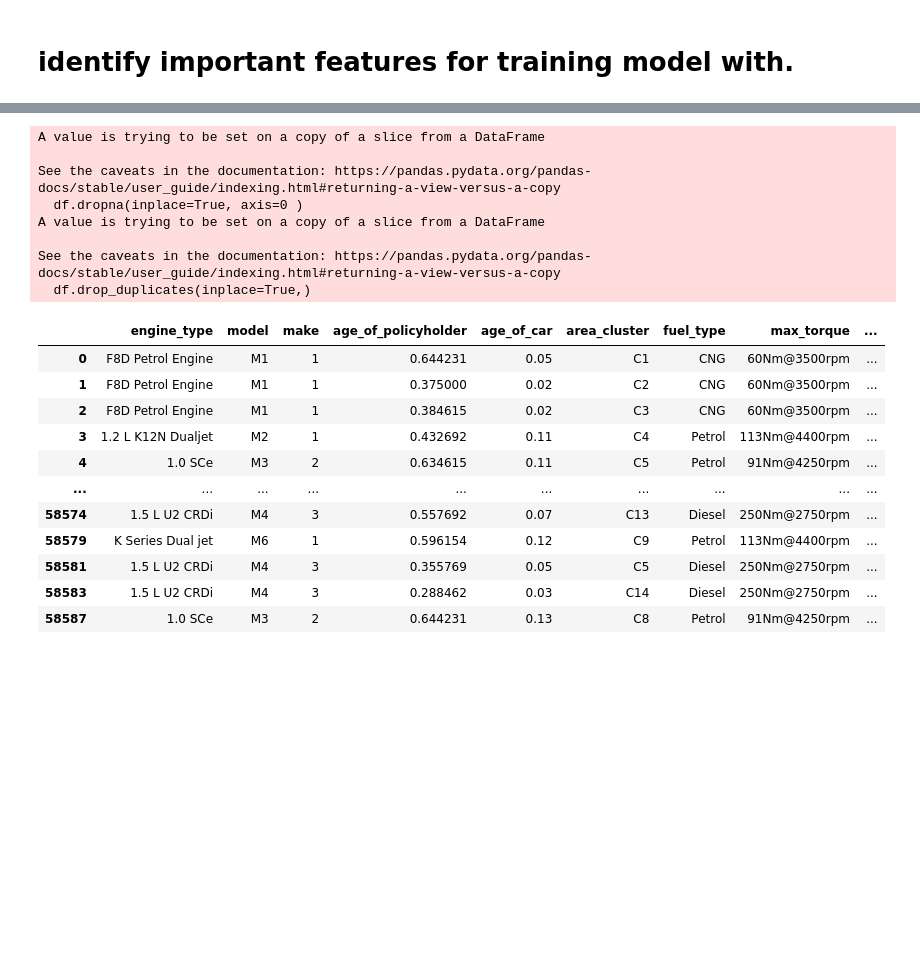
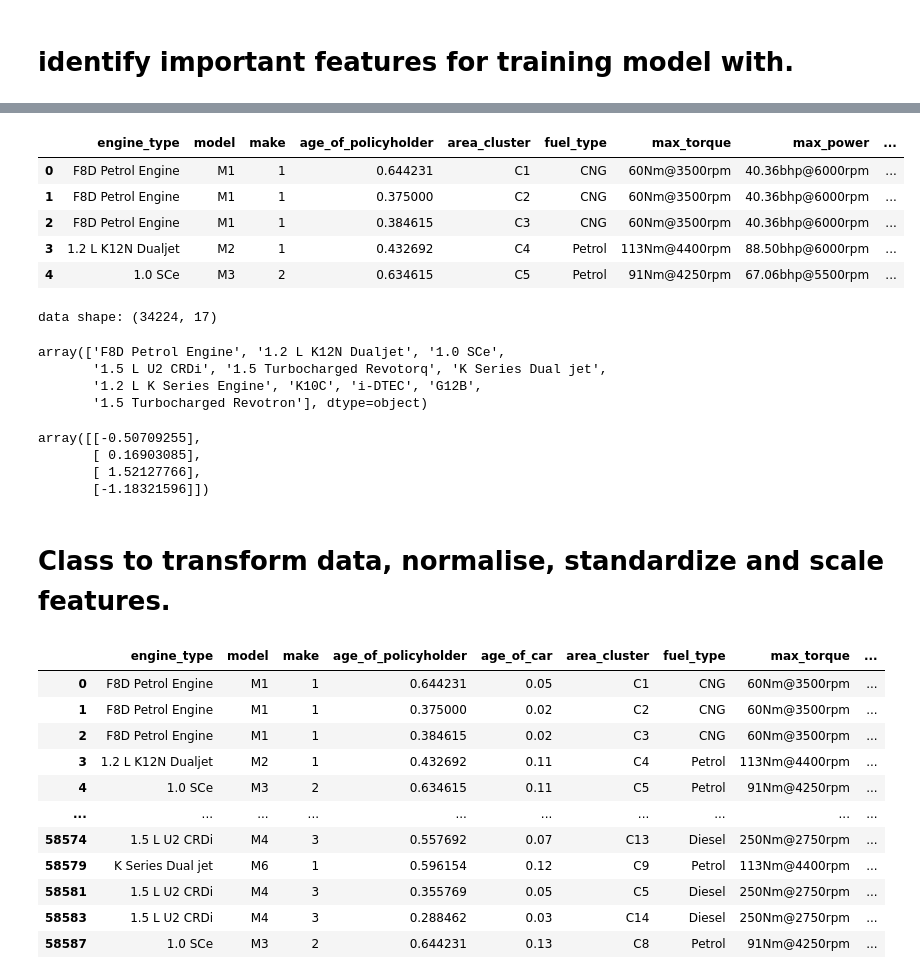
Before and after one commit to kibambe-0167/claim-car, a Jupyter notebook: preprocess.ipynb, the cells around one changed output, grey strips where cells are left out. Saved outputs shown, nothing was run; the diff lists cells and outputs as text; code cells hidden in the pictures; blank space fills up the shorter version.

```diff
--- a/preprocess.ipynb
+++ b/preprocess.ipynb
@@ -59,6 +41,6 @@ memory usage: 19.7+ MB
 
 
 # features = [ 'engine_type', 'model', 'make', 'population_density', 'age_of_policyholder', 'age_of_car', 'area_cluster', 'fuel_type', 'max_torque', 'max_power', 'airbags', 'is_parking_sensors', 'is_parking_camera', 'cylinder', 'transmission_type', 'gear_box', 'length', 'width', 'height', 'gross_weight', 'is_speed_alert', "is_claim" ]
-features = [ 'engine_type', 'model', 'make', 'age_of_policyholder', 'age_of_car', 'area_cluster', 'fuel_type', 'max_torque', 'max_power', 'cylinder', 'transmission_type', 'gear_box', 'length', 'width', 'height', 'gross_weight', 'is_speed_alert', "is_claim" ]
+features = [ 'engine_type', 'model', 'make', 'age_of_policyholder', 'area_cluster', 'fuel_type', 'max_torque', 'max_power', 'cylinder', 'transmission_type', 'gear_box', 'length', 'width', 'height', 'gross_weight', 'is_speed_alert', "is_claim" ]
 df.columns
 # %% [output]
@@ -77,14 +51,40 @@ Index(['policy_id', 'policy_tenure', 'age_of_car', 'age_of_policyholder',
       dtype='object')
 # %%
 df = df[features]
-df.dropna(inplace=True, axis=0 )
-df.drop_duplicates(inplace=True,)
+# assume there is no duplicates or NA values or rows.
+# df.dropna(inplace=True, axis=0 )
+# df.drop_duplicates(inplace=True,)
+df.head()
 # %% [output]
-A value is trying to be set on a copy of a slice from a DataFrame
-
-See the caveats in the documentation: https://pandas.pydata.org/pandas-docs/stable/user_guide/indexing.html#returning-a-view-versus-a-copy
-  df.dropna(inplace=True, axis=0 )
-A value is trying to be set on a copy of a slice from a DataFrame
-
-See the caveats in the documentation: https://pandas.pydata.org/pandas-docs/stable/user_guide/indexing.html#returning-a-view-versus-a-copy
-  df.drop_duplicates(inplace=True,)
+|  | engine_type | model | make | age_of_policyholder | area_cluster | fuel_type | max_torque | max_power | ... |
+| 0 | F8D Petrol Engine | M1 | 1 | 0.644231 | C1 | CNG | 60Nm@3500rpm | 40.36bhp@6000rpm | ... |
+| 1 | F8D Petrol Engine | M1 | 1 | 0.375000 | C2 | CNG | 60Nm@3500rpm | 40.36bhp@6000rpm | ... |
+| 2 | F8D Petrol Engine | M1 | 1 | 0.384615 | C3 | CNG | 60Nm@3500rpm | 40.36bhp@6000rpm | ... |
+| 3 | 1.2 L K12N Dualjet | M2 | 1 | 0.432692 | C4 | Petrol | 113Nm@4400rpm | 88.50bhp@6000rpm | ... |
+| 4 | 1.0 SCe | M3 | 2 | 0.634615 | C5 | Petrol | 91Nm@4250rpm | 67.06bhp@5500rpm | ... |
+# %%
+print( "data shape:", df.shape )
+df['engine_type'].unique()
+# %% [output]
+data shape: (34224, 17)
+array(['F8D Petrol Engine', '1.2 L K12N Dualjet', '1.0 SCe',
+       '1.5 L U2 CRDi', '1.5 Turbocharged Revotorq', 'K Series Dual jet',
+       '1.2 L K Series Engine', 'K10C', 'i-DTEC', 'G12B',
+       '1.5 Turbocharged Revotron'], dtype=object)
+# %%
+from sklearn.preprocessing import StandardScaler
+import numpy as np
+
+ss = StandardScaler()
+# a = [[4,4], [5, 6], [7, 2], [3, 5]]
+a = [[4], [5], [7], [3]]
+scaler = ss.fit( a )
+r = scaler.transform(a)
+r
+# %% [output]
+array([[-0.50709255],
+       [ 0.16903085],
+       [ 1.52127766],
+       [-1.18321596]])
+# %% [markdown]
+# Class to transform data, normalise, standardize and scale features.
```
Also changed, not shown: parts of 3 cells of this notebook, 2 other files.
